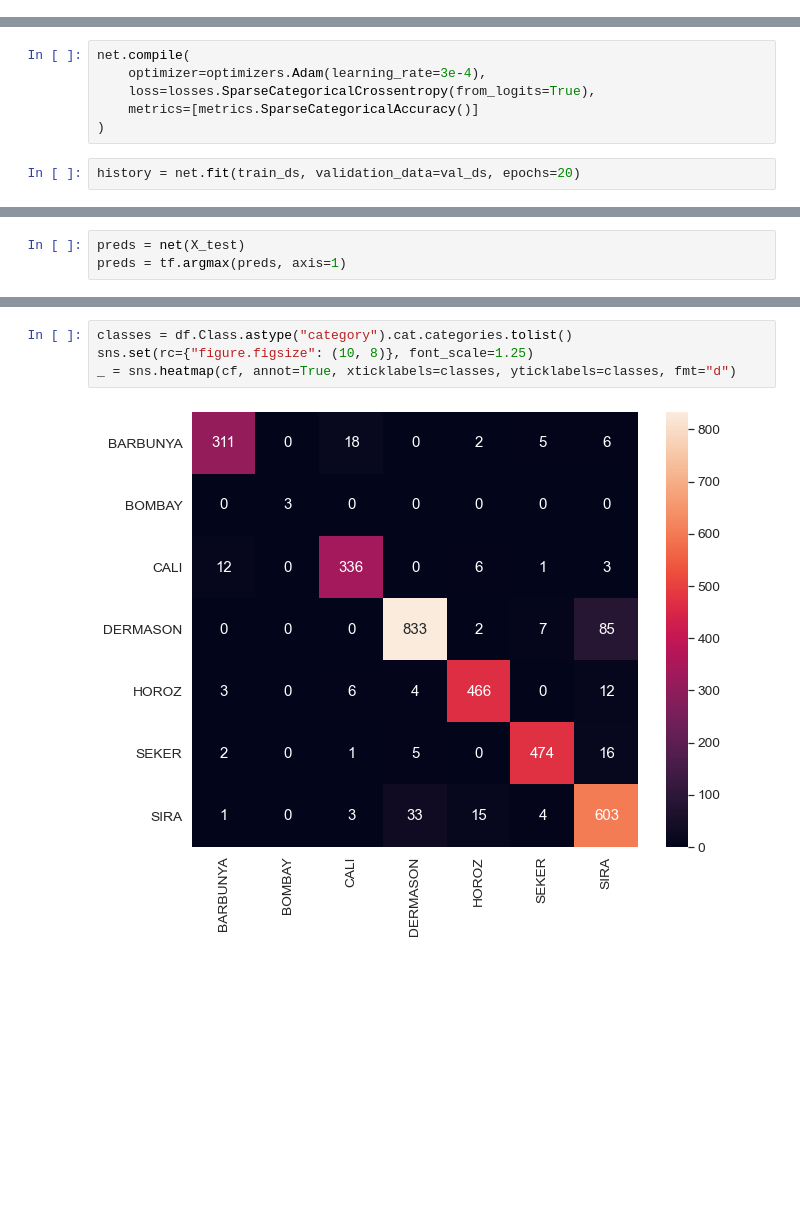
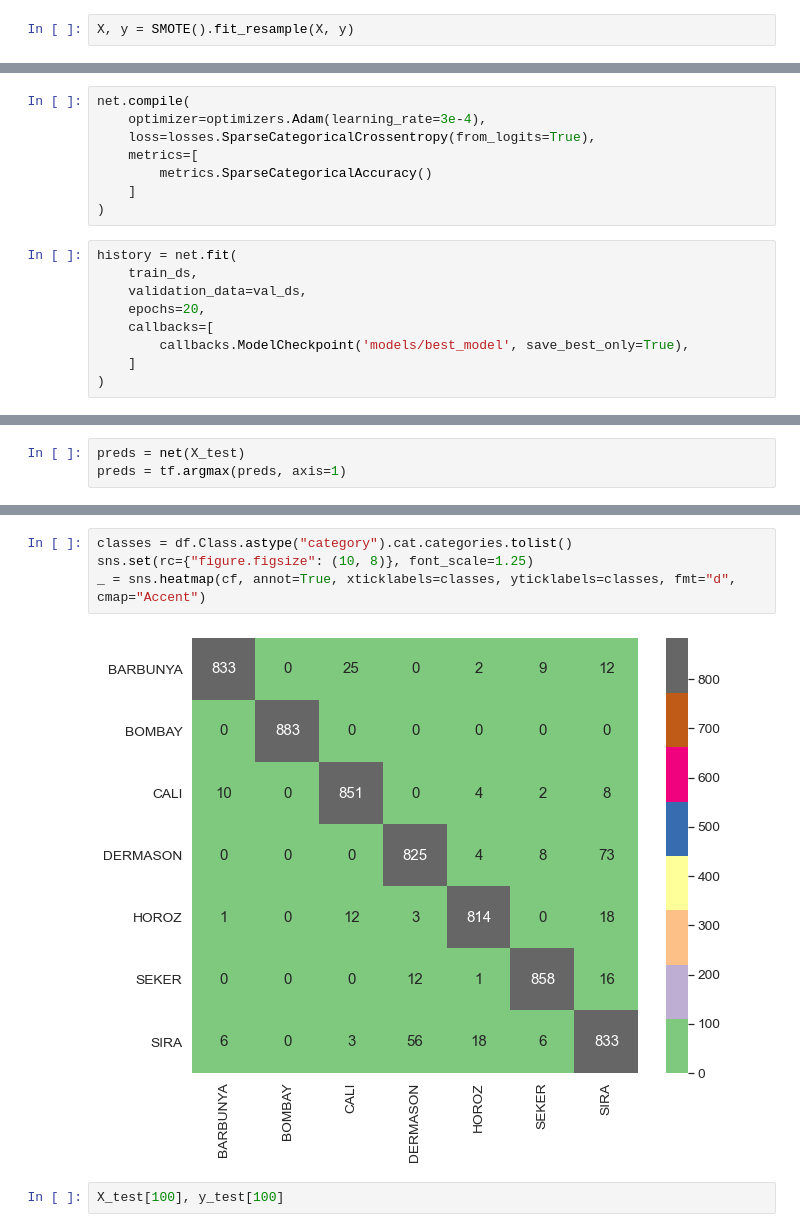
Before and after one commit to Abhiswain97/DryBeanClassification, a Jupyter notebook: Phase-4-TF-NN.ipynb, the cells around one changed output, grey strips where cells are left out. Cells and saved outputs as stored; diff of their text form; blank space fills up the shorter version.

```diff
--- a/Phase-4-TF-NN.ipynb
+++ b/Phase-4-TF-NN.ipynb
@@ -34,6 +40,8 @@ net = tf.keras.Sequential(
 # %%
 X = df.drop(columns=["Class"]).values
 y = df.Class.astype("category").cat.codes.values
+# %%
+X, y = SMOTE().fit_resample(X, y)
 # %%
 scaler = StandardScaler()
 X_scaled = scaler.fit_transform(X)
@@ -50,9 +58,18 @@ val_ds = tf.data.Dataset.from_tensor_slices((X_val, y_val)).batch(16)
 net.compile(
     optimizer=optimizers.Adam(learning_rate=3e-4),
     loss=losses.SparseCategoricalCrossentropy(from_logits=True),
-    metrics=[metrics.SparseCategoricalAccuracy()]
+    metrics=[
+        metrics.SparseCategoricalAccuracy()
+    ]
 )
 # %%
-history = net.fit(train_ds, validation_data=val_ds, epochs=20)
+history = net.fit(
+    train_ds,
+    validation_data=val_ds,
+    epochs=20,
+    callbacks=[
+        callbacks.ModelCheckpoint('models/best_model', save_best_only=True),
+    ]
+)
 # %% [output]
 Epoch 1/20
@@ -91,6 +128,8 @@ cf = confusion_matrix(y_test, preds)
 # %%
 classes = df.Class.astype("category").cat.categories.tolist()
 sns.set(rc={"figure.figsize": (10, 8)}, font_scale=1.25)
-_ = sns.heatmap(cf, annot=True, xticklabels=classes, yticklabels=classes, fmt="d")
+_ = sns.heatmap(cf, annot=True, xticklabels=classes, yticklabels=classes, fmt="d", cmap="Accent")
 # %% [output]
-[figure, old version]
+[figure, new version]
+# %%
+X_test[100], y_test[100]
```
Also changed, not shown: parts of 8 cells of this notebook, 9 other files.
